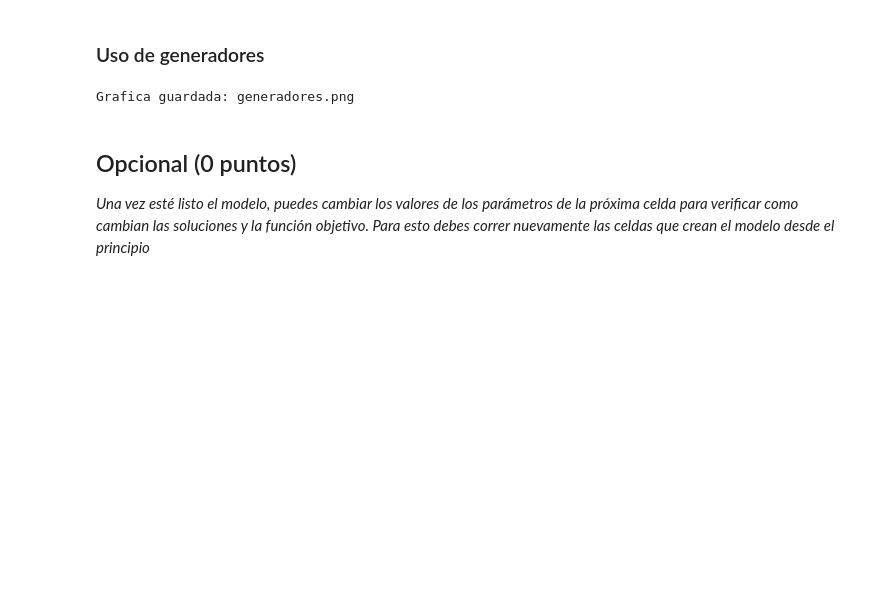
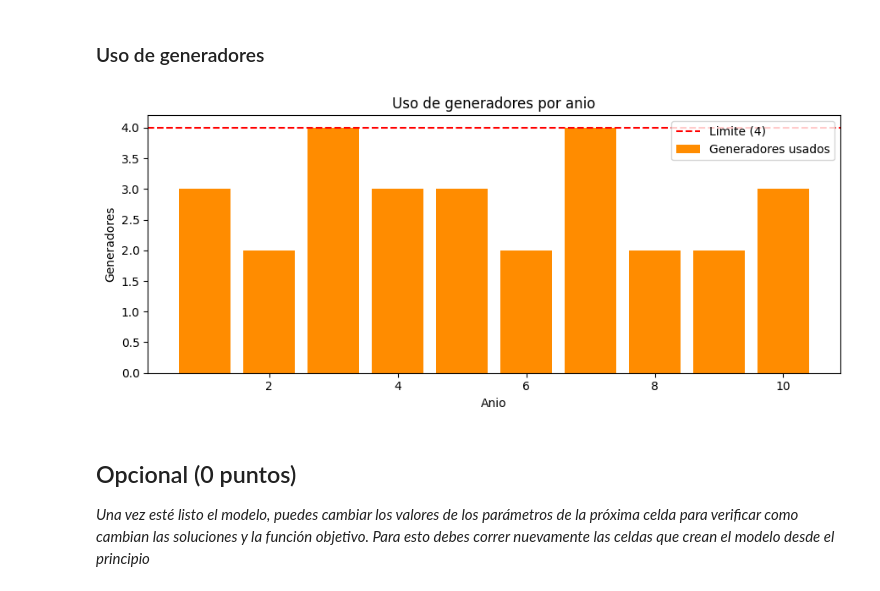
Before and after one commit to JSMKJ/MODELO-COMPUTACIONAL, a Jupyter notebook: Semana2/Caso3_solucion.ipynb, the cells around one changed output. Saved outputs shown, nothing was run; the diff lists cells and outputs as text; code cells hidden in the pictures; blank space fills up the shorter version.

```diff
--- a/Semana2/Caso3_solucion.ipynb
+++ b/Semana2/Caso3_solucion.ipynb
@@ -677,15 +674,14 @@ Grafica guardada: operarios.png
 # %%
 gen_anual = [sum(generadores[i]*lp.value(x[i,t]) for i in Pozos) for t in Tiempos]
 
 fig, ax = plt.subplots(figsize=(9,4))
 ax.bar(list(Tiempos), gen_anual, color="darkorange", label="Generadores usados")
 ax.axhline(maxGeneradores, color="r", linestyle="--", label=f"Limite ({maxGeneradores})")
 ax.set_xlabel("Anio"); ax.set_ylabel("Generadores")
 ax.set_title("Uso de generadores por anio")
-ax.legend(); plt.tight_layout(); plt.savefig("generadores.png"); plt.close()
-print("Grafica guardada: generadores.png")
+ax.legend(); plt.tight_layout(); plt.show()
 # %% [output]
-Grafica guardada: generadores.png
+[figure, added]
 # %% [markdown]
 ## Opcional (0 puntos)
 
```
Also changed, not shown: parts of 2 cells of this notebook.
